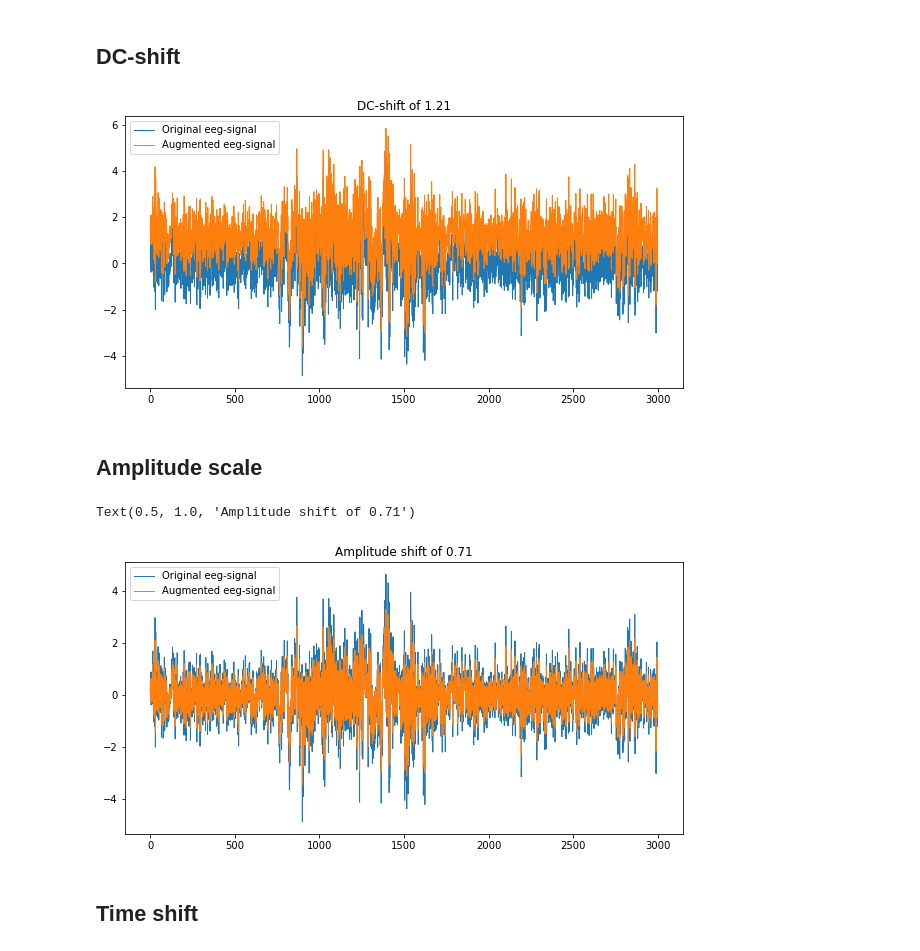
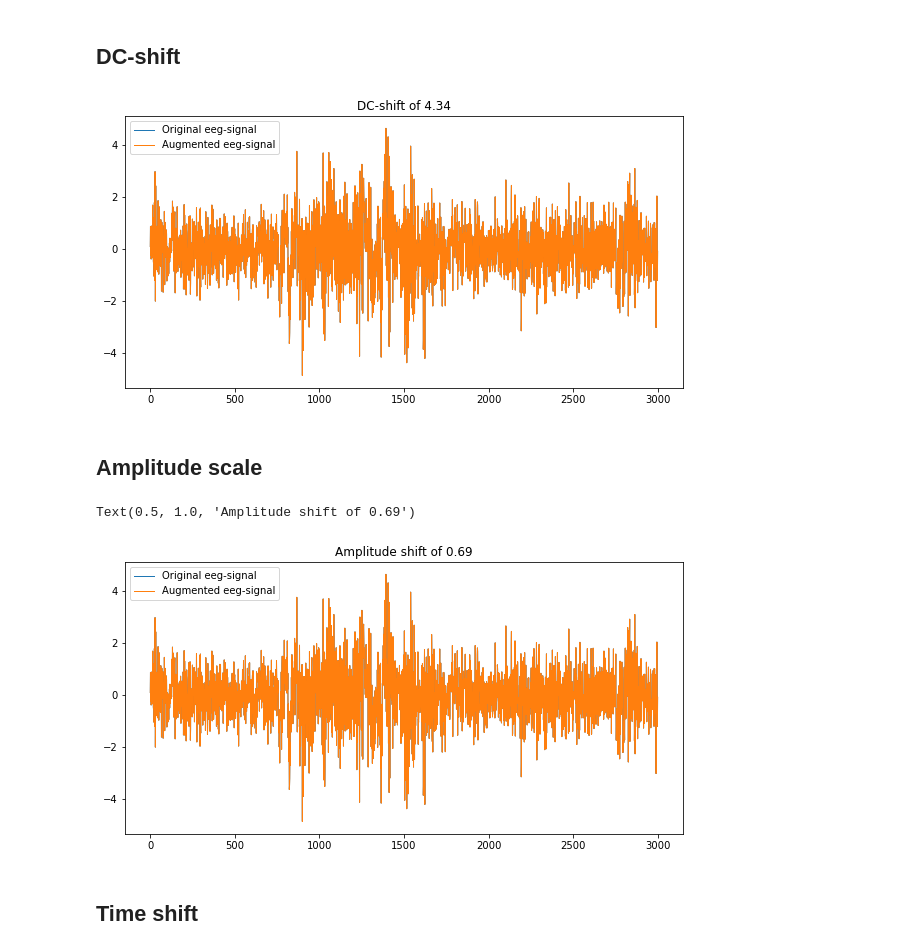
Before and after one commit to TomS55555/thesis, a Jupyter notebook: datasets/augmentations_test.ipynb, the cells around one changed output. Drawn from its saved outputs; the diff is of its cells as text; code cells hidden in the pictures.

```diff
--- a/datasets/augmentations_test.ipynb
+++ b/datasets/augmentations_test.ipynb
@@ -23,9 +23,10 @@ def plot_augmentation(x, x_aug):
 ds = SHHS_dataset_1('../../thesis01/data/', 1, 2)
 x = ds.__getitem__(1)[0]
 x_prev = ds.__getitem__(0)[0]
+p = 0
 dc = DCShift(mini=1,
              maxi=5,
-             prob=1,
+             prob=p,
              batch_size=1)
 x_dc = dc(x, x_prev)
 # %%
@@ -33,20 +34,20 @@ plot_augmentation(x, x_dc)
 plt.title(f"DC-shift of {dc.u.item():.2f}")
 plt.show()
 # %% [output]
-[figure, old version]
+[figure, new version]
 # %% [markdown]
 ## Amplitude scale
 # %%
 am = AmplitudeScale(mini=0.5,
                     maxi=0.75,
-                    prob=1,
+                    prob=p,
                     batch_size=1)
 x_am = am(x, x_prev)
 plot_augmentation(x, x_am)
 plt.title(f"Amplitude shift of {am.u.item():.2f}")
 # %% [output]
-Text(0.5, 1.0, 'Amplitude shift of 0.71')
+Text(0.5, 1.0, 'Amplitude shift of 0.69')
-[figure, old version]
+[figure, new version]
 # %% [markdown]
 ## Time shift
 # %%
```
Also changed, not shown: parts of 12 cells of this notebook, 4 other files.
